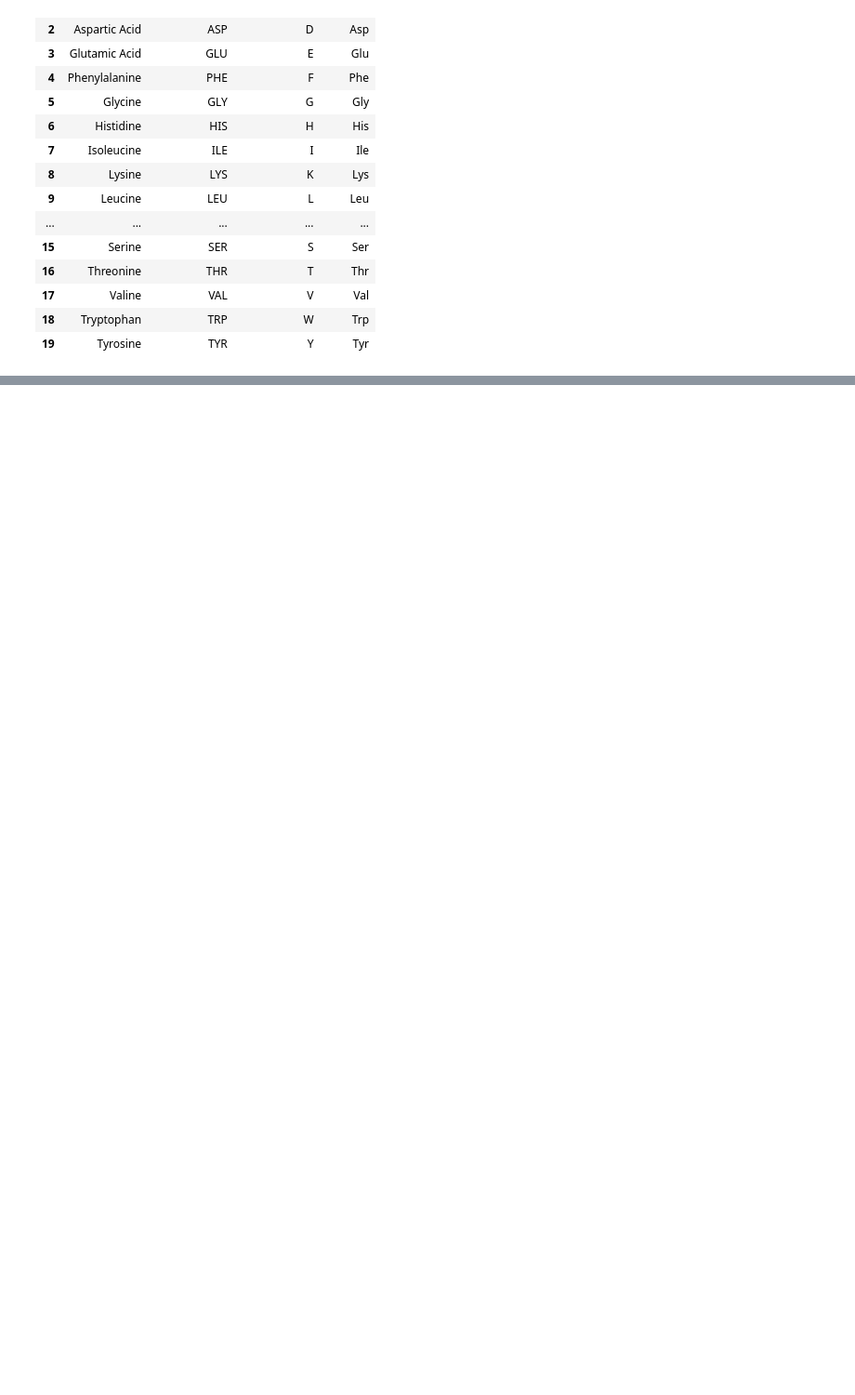
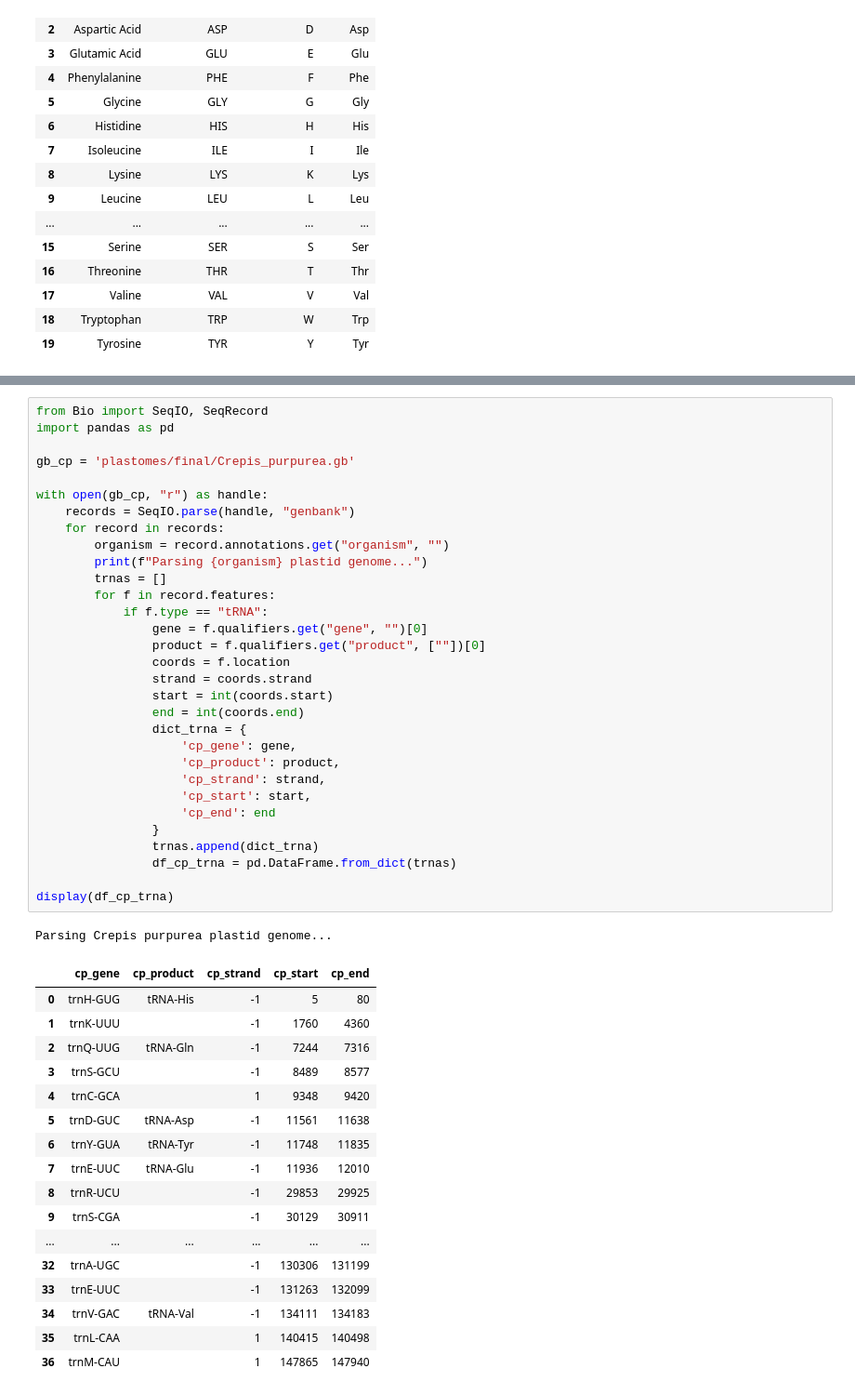
Before and after one commit to asan-emirsaleh/plastome_postprocessing, a Jupyter notebook: troubleshoot_cc.ipynb, the cells around one changed output, grey strips where cells are left out. Shown at 93% size. Cells and saved outputs as stored; diff of their text form; blank space fills up the shorter version.

```diff
--- a/troubleshoot_cc.ipynb
+++ b/troubleshoot_cc.ipynb
@@ -830,0 +830,50 @@ display(df_aa)
+# %%
+from Bio import SeqIO, SeqRecord
+import pandas as pd
+
+gb_cp = 'plastomes/final/Crepis_purpurea.gb'
+
+with open(gb_cp, "r") as handle:
+    records = SeqIO.parse(handle, "genbank")
+    for record in records:
+        organism = record.annotations.get("organism", "")
+        print(f"Parsing {organism} plastid genome...")
+        trnas = []
+        for f in record.features:
+            if f.type == "tRNA":
+                gene = f.qualifiers.get("gene", "")[0]
+                product = f.qualifiers.get("product", [""])[0]
+                coords = f.location
+                strand = coords.strand
+                start = int(coords.start)
+                end = int(coords.end)
+                dict_trna = {
+                    'cp_gene': gene,
+                    'cp_product': product,
+                    'cp_strand': strand,
+                    'cp_start': start,
+                    'cp_end': end
+                }
+                trnas.append(dict_trna)
+                df_cp_trna = pd.DataFrame.from_dict(trnas)
+
+display(df_cp_trna)
+# %% [output]
+Parsing Crepis purpurea plastid genome...
+|  | cp_gene | cp_product | cp_strand | cp_start | cp_end |
+| 0 | trnH-GUG | tRNA-His | -1 | 5 | 80 |
+| 1 | trnK-UUU |  | -1 | 1760 | 4360 |
+| 2 | trnQ-UUG | tRNA-Gln | -1 | 7244 | 7316 |
+| 3 | trnS-GCU |  | -1 | 8489 | 8577 |
+| 4 | trnC-GCA |  | 1 | 9348 | 9420 |
+| 5 | trnD-GUC | tRNA-Asp | -1 | 11561 | 11638 |
+| 6 | trnY-GUA | tRNA-Tyr | -1 | 11748 | 11835 |
+| 7 | trnE-UUC | tRNA-Glu | -1 | 11936 | 12010 |
+| 8 | trnR-UCU |  | -1 | 29853 | 29925 |
+| 9 | trnS-CGA |  | -1 | 30129 | 30911 |
+| ... | ... | ... | ... | ... | ... |
+| 32 | trnA-UGC |  | -1 | 130306 | 131199 |
+| 33 | trnE-UUC |  | -1 | 131263 | 132099 |
+| 34 | trnV-GAC | tRNA-Val | -1 | 134111 | 134183 |
+| 35 | trnL-CAA |  | 1 | 140415 | 140498 |
+| 36 | trnM-CAU |  | 1 | 147865 | 147940 |
```
Also changed, not shown: parts of 7 cells of this notebook.
